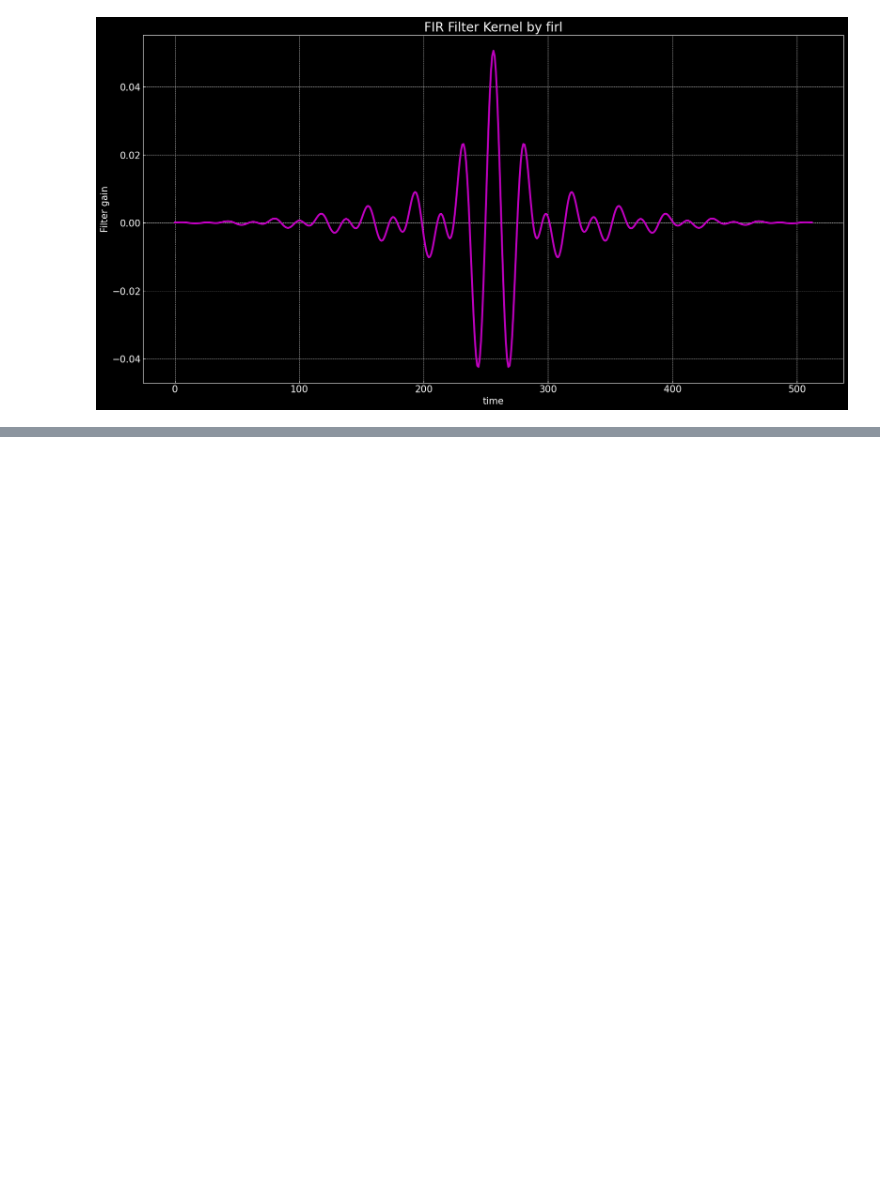
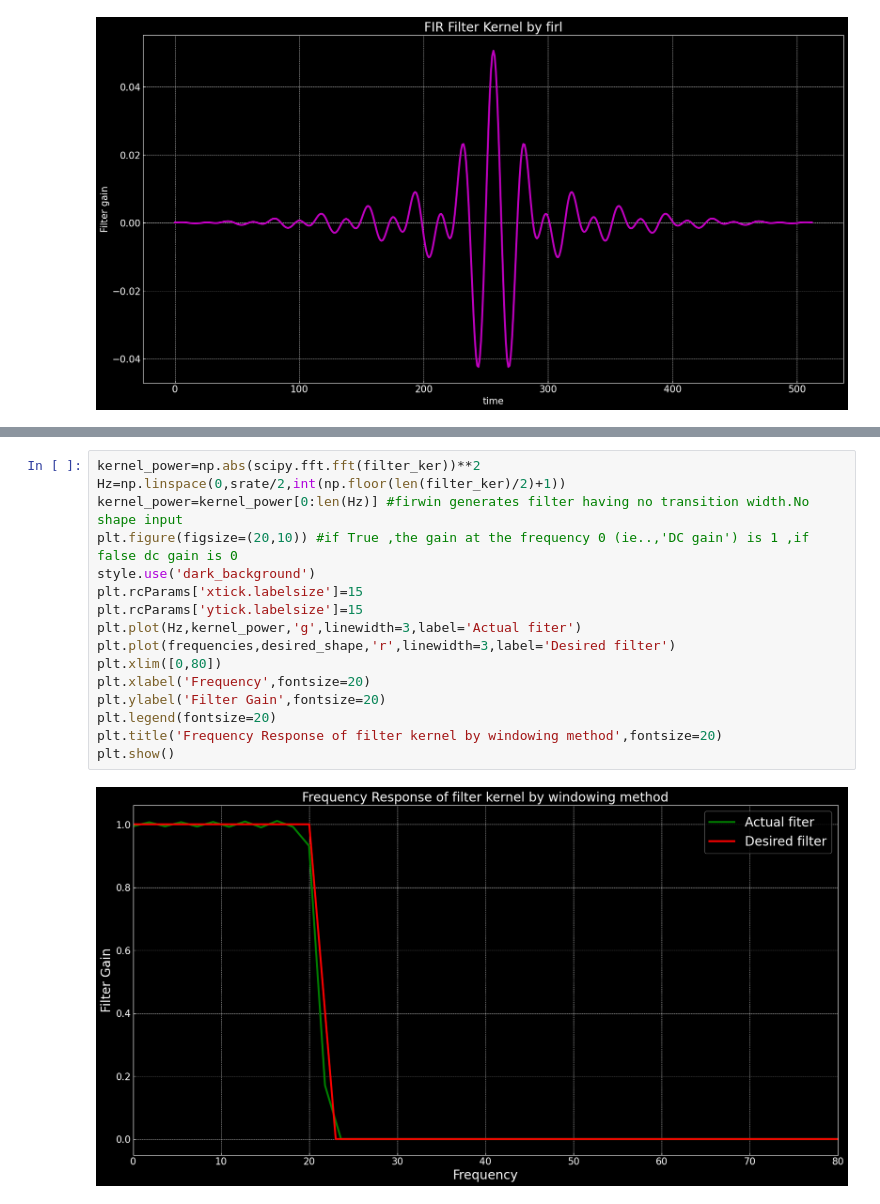
Before and after one commit to RahulChowdary221/Hello-DSP, a Jupyter notebook: FIR_filterDesign.ipynb, the cells around one changed output, grey strips where cells are left out. Drawn from its saved outputs; the diff is of its cells as text; blank space fills up the shorter version.

```diff
--- a/FIR_filterDesign.ipynb
+++ b/FIR_filterDesign.ipynb
@@ -63,0 +157,18 @@ plt.show()
+# %%
+kernel_power=np.abs(scipy.fft.fft(filter_ker))**2
+Hz=np.linspace(0,srate/2,int(np.floor(len(filter_ker)/2)+1))
+kernel_power=kernel_power[0:len(Hz)] #firwin generates filter having no transition width.No shape input
+plt.figure(figsize=(20,10)) #if True ,the gain at the frequency 0 (ie..,'DC gain') is 1 ,if false dc gain is 0
+style.use('dark_background')
+plt.rcParams['xtick.labelsize']=15
+plt.rcParams['ytick.labelsize']=15
+plt.plot(Hz,kernel_power,'g',linewidth=3,label='Actual fiter')
+plt.plot(frequencies,desired_shape,'r',linewidth=3,label='Desired filter')
+plt.xlim([0,80])
+plt.xlabel('Frequency',fontsize=20)
+plt.ylabel('Filter Gain',fontsize=20)
+plt.legend(fontsize=20)
+plt.title('Frequency Response of filter kernel by windowing method',fontsize=20)
+plt.show()
+# %% [output]
+[figure, added]
```
Also changed, not shown: parts of 10 cells of this notebook.
